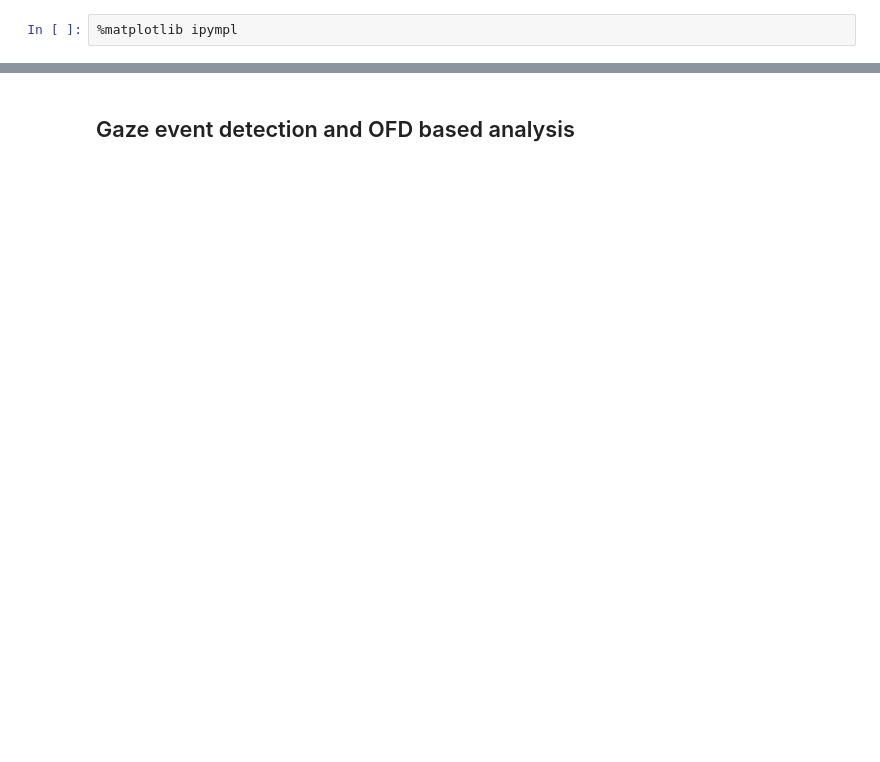
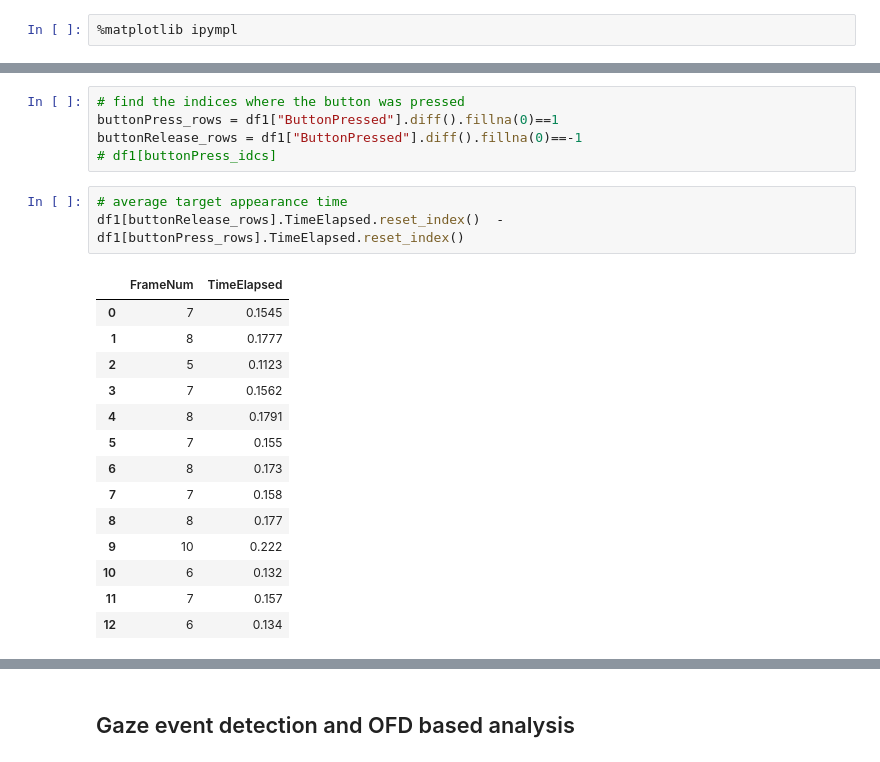
Before and after one commit to HARPLab/dreyevr_recording_analyzer, a Jupyter notebook: periph_recording_analyser.ipynb, the cells around one changed output, grey strips where cells are left out. Saved outputs shown, nothing was run; the diff lists cells and outputs as text; blank space fills up the shorter version.

```diff
--- a/periph_recording_analyser.ipynb
+++ b/periph_recording_analyser.ipynb
@@ -25,0 +84,23 @@ df1 = read_periph_recording(path_to_recording)
+# %%
+# find the indices where the button was pressed
+buttonPress_rows = df1["ButtonPressed"].diff().fillna(0)==1
+buttonRelease_rows = df1["ButtonPressed"].diff().fillna(0)==-1
+# df1[buttonPress_idcs]
+# %%
+# average target appearance time
+df1[buttonRelease_rows].TimeElapsed.reset_index()  - df1[buttonPress_rows].TimeElapsed.reset_index()
+# %% [output]
+|  | FrameNum | TimeElapsed |
+| 0 | 7 | 0.1545 |
+| 1 | 8 | 0.1777 |
+| 2 | 5 | 0.1123 |
+| 3 | 7 | 0.1562 |
+| 4 | 8 | 0.1791 |
+| 5 | 7 | 0.155 |
+| 6 | 8 | 0.173 |
+| 7 | 7 | 0.158 |
+| 8 | 8 | 0.177 |
+| 9 | 10 | 0.222 |
+| 10 | 6 | 0.132 |
+| 11 | 7 | 0.157 |
+| 12 | 6 | 0.134 |
```
Also changed, not shown: parts of 23 cells of this notebook, 7 other files.
